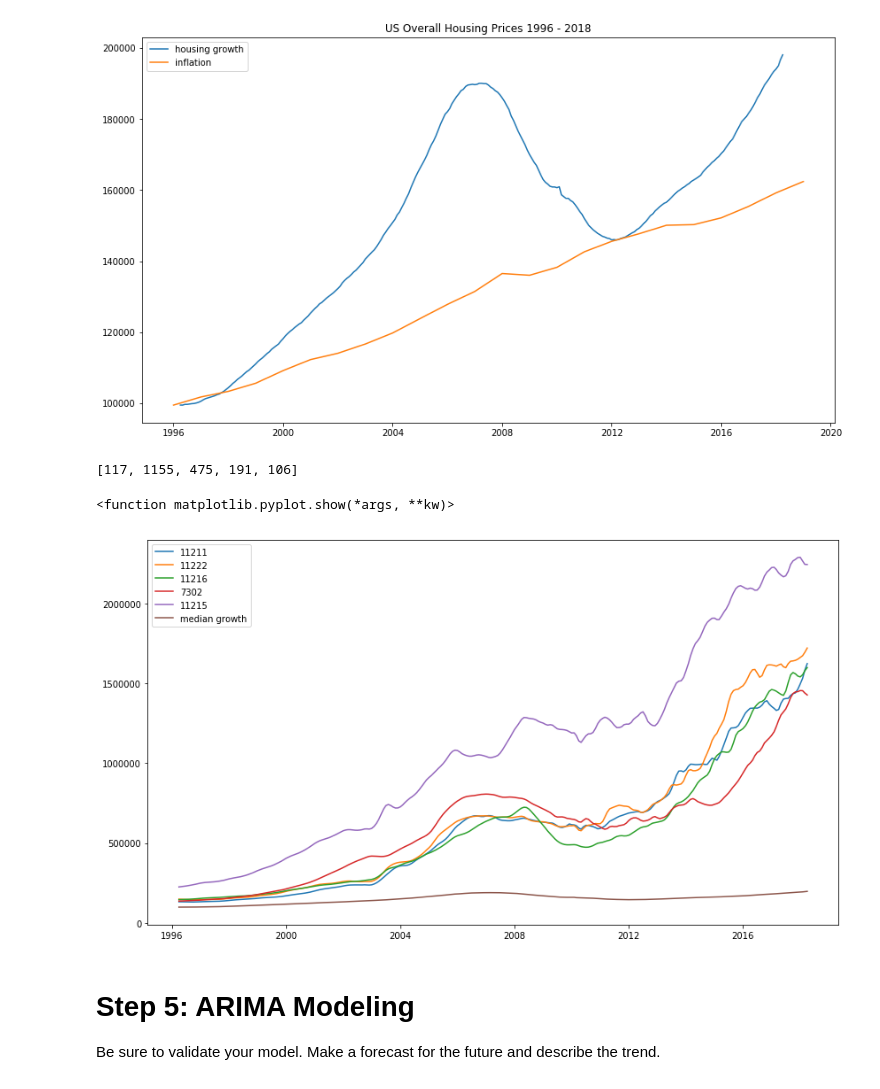
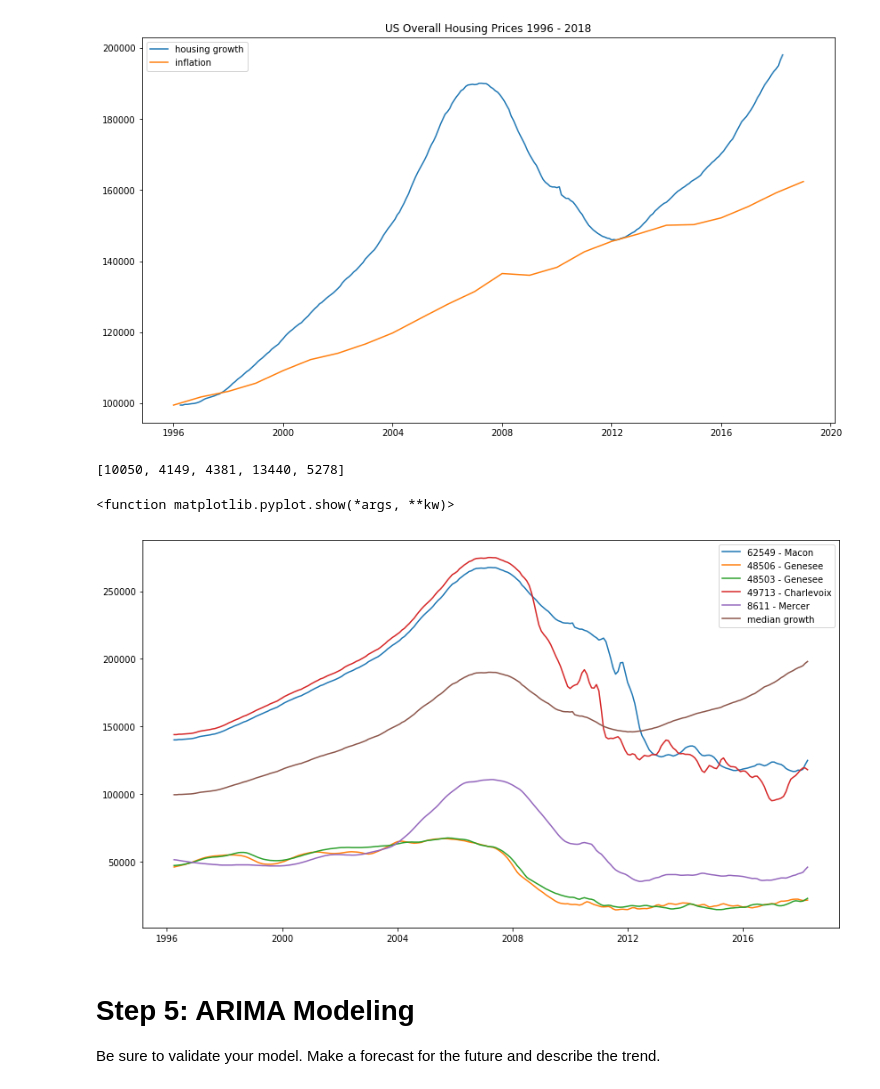
Before and after one commit to zapatos24/mod_4_project, a Jupyter notebook: owens_wip.ipynb, the cells around one changed output. Saved outputs shown, nothing was run; the diff lists cells and outputs as text; code cells hidden in the pictures.

Commit message:
making graphs more flexible

```diff
--- a/owens_wip.ipynb
+++ b/owens_wip.ipynb
@@ -232,23 +224,23 @@ plt.show()
 # %%
 percent_growth_by_zip = []
 for zipcode in time_series:
-    percent_for_zip = round(zipcode.iloc[-1].values[0] / zipcode.iloc[0].values[0], 4)
+    percent_for_zip = zipcode.loc['1996'].values[0][0] / zipcode.loc['2008'].values[0][0]
     percent_growth_by_zip.append(percent_for_zip)
 # %%
-indexes = sorted(range(len(percent_growth_by_zip)), key=lambda i: percent_growth_by_zip[i], reverse=True)[:5]
+indexes = sorted(range(len(percent_growth_by_zip)), key=lambda i: percent_growth_by_zip[i], reverse=True)[-5:]
 indexes
 # %% [output]
-[117, 1155, 475, 191, 106]
+[10050, 4149, 4381, 13440, 5278]
 # %%
 plt.figure(figsize=(14,8))
 for i in indexes:
-    plt.plot(time_series[i], label=str(zipcodes[i]))
+    plt.plot(time_series[i], label=str(zipcodes[i])+' - '+str(initial_data.iloc[i]['CountyName']))
 plt.plot(monthly_medians, label='median growth')
 plt.legend()
 plt.show
 # %% [output]
 <function matplotlib.pyplot.show(*args, **kw)>
-[figure, old version]
+[figure, new version]
 # %% [markdown]
 # Step 5: ARIMA Modeling
 Be sure to validate your model.  Make a forecast for the future and describe the trend.
```
Also changed, not shown: parts of 2 cells of this notebook.
